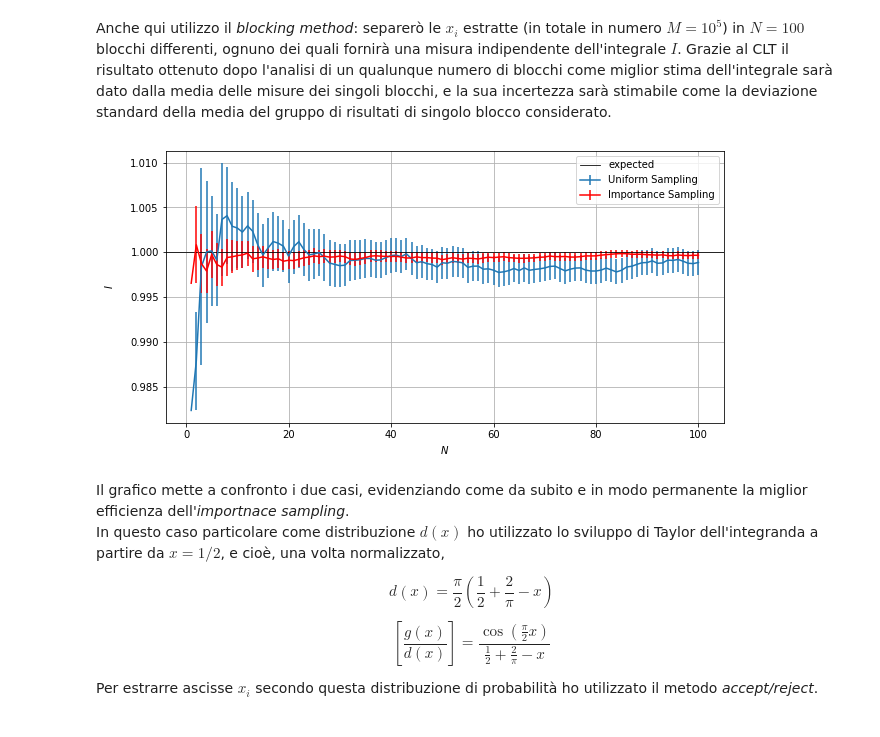
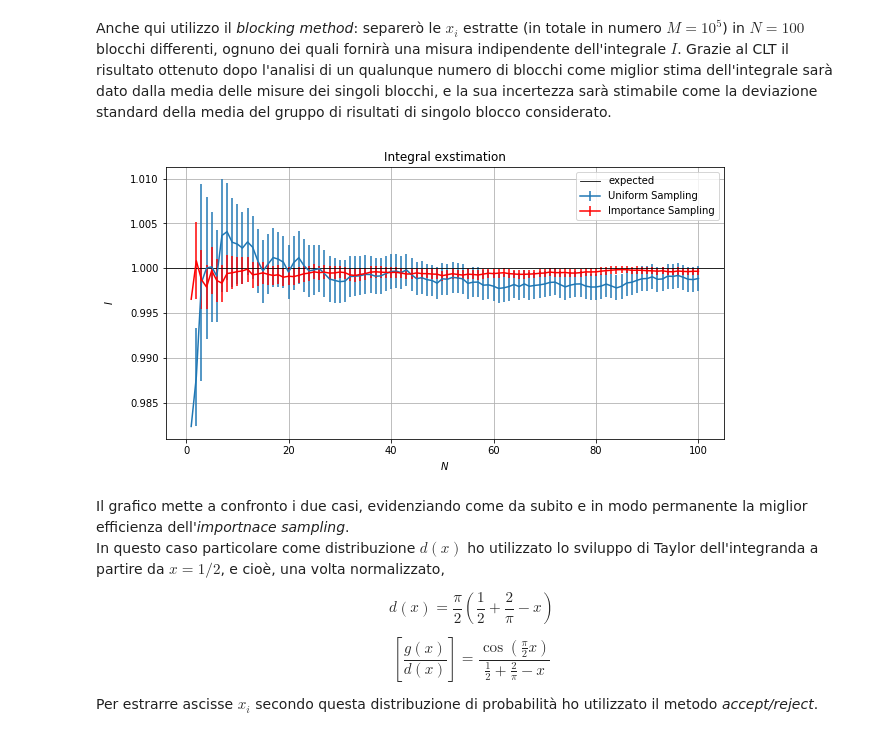
Before and after one commit to Magistrelli/LSN_Magistrelli, a Jupyter notebook: lezione02/lezione02.ipynb, the cells around one changed output. Drawn from its saved outputs; the diff is of its cells as text; code cells hidden in the pictures.

```diff
--- a/lezione02/lezione02.ipynb
+++ b/lezione02/lezione02.ipynb
@@ -27,19 +27,20 @@ from mpl_toolkits.axes_grid1.inset_locator import mark_inset
 # %%
 N=np.loadtxt('res01.out',max_rows=1)  # Number of blocks
 data=np.genfromtxt('res01.out',skip_header=1,delimiter=',',names='res,err,resIm,erIm')
 x=np.arange(N)                        # [0,1,2,...,N-1]
 
 pl.figure(figsize=(10,5))
 pl.errorbar(x+1,data['res'],yerr=data['err'],label='Uniform Sampling')
 pl.errorbar(x+1,data['resIm'],yerr=data['erIm'],color='r',label='Importance Sampling')
 pl.axhline(y=1,color='k',linewidth=0.8,label='expected')
 pl.legend(loc='best')
 pl.xlabel('$N$')
 pl.ylabel('$I$',labelpad=15)
 pl.grid(True)
+pl.title('Integral exstimation')
 pl.show()
 # %% [output]
-[figure, old version]
+[figure, new version]
 # %% [markdown]
 Il grafico mette a confronto i due casi, evidenziando come da subito e in modo permanente la miglior efficienza dell'*importnace sampling*.\
 In questo caso particolare come distribuzione $d(x)$ ho utilizzato lo sviluppo di Taylor dell'integranda a partire da $x=1/2$, e cioè, una volta normalizzato,
```
Also changed, not shown: parts of 1 cell of this notebook, 10 other files.
